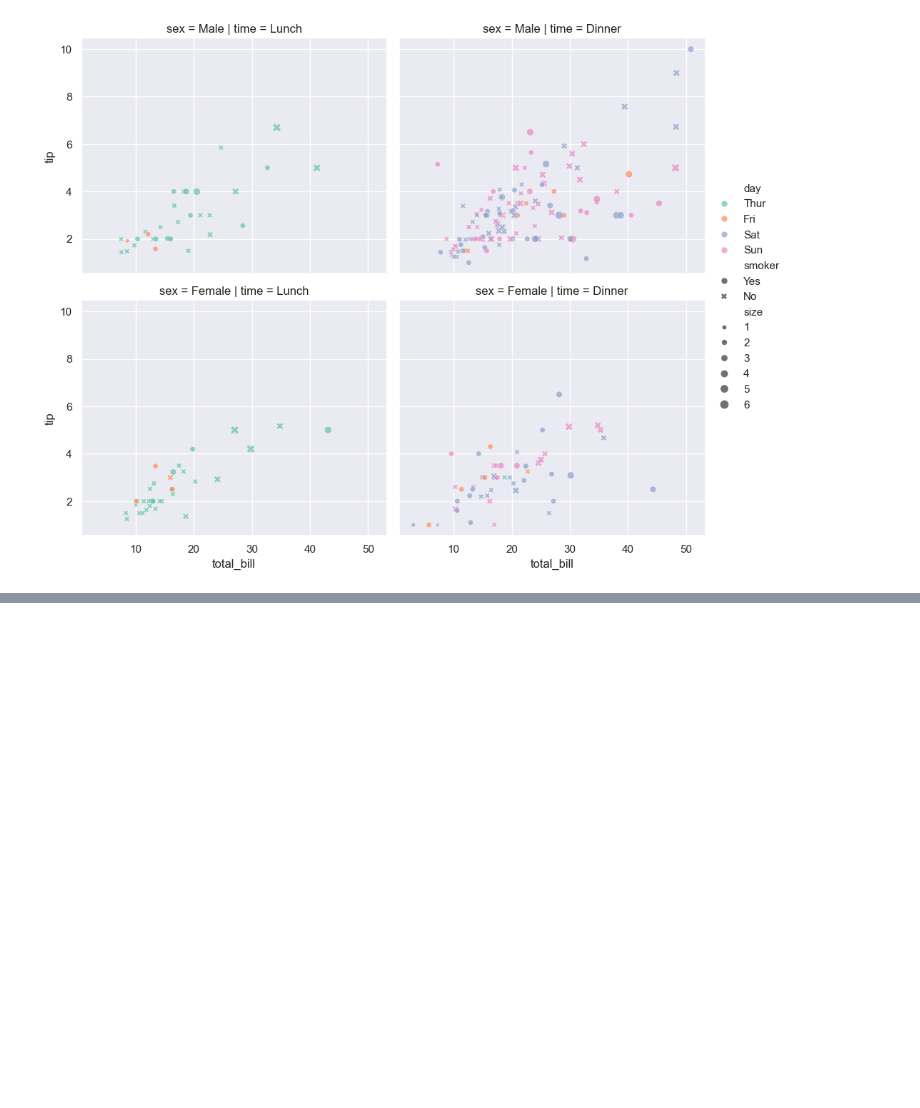
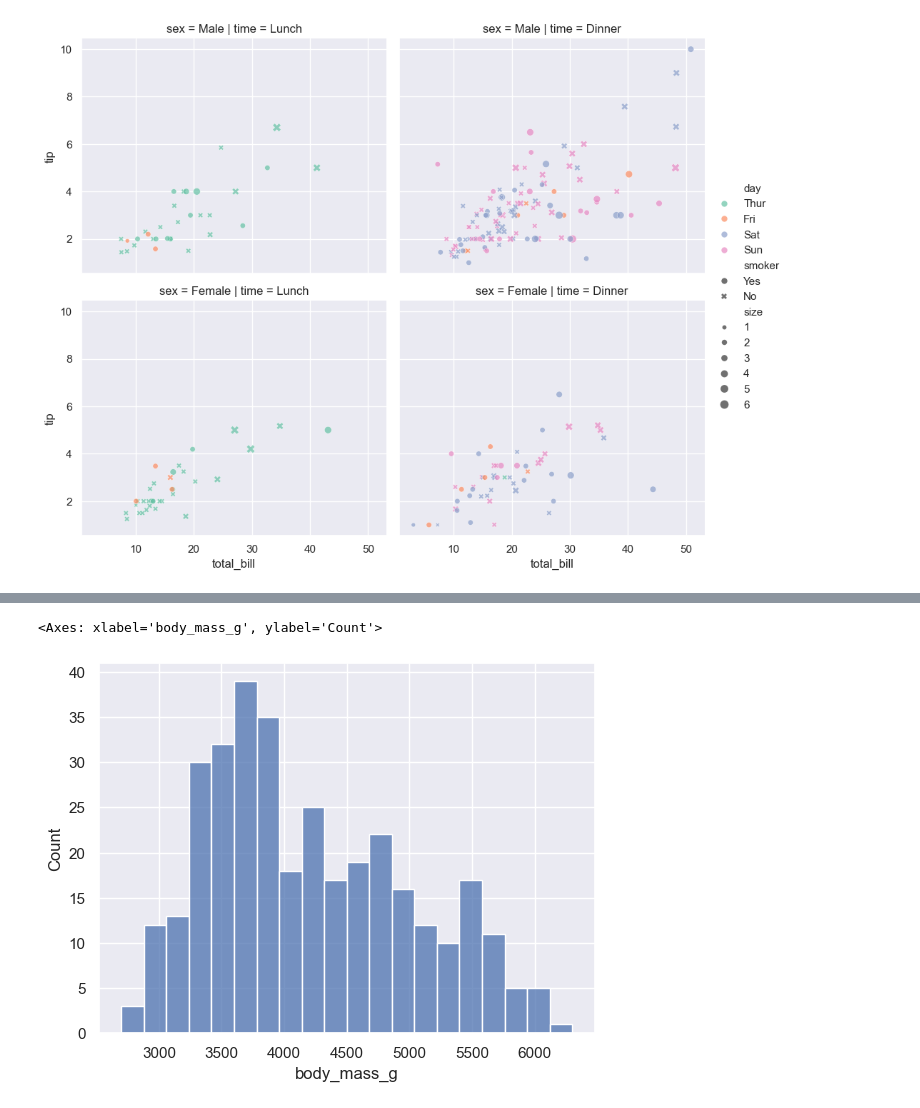
Before and after one commit to mohdwalirahmani/Data-Analytics, a Jupyter notebook: 05_Data Visualization/06_seaborn.ipynb, the cells around one changed output, grey strips where cells are left out. Cells and saved outputs as stored; diff of their text form; code cells hidden in the pictures; blank space fills up the shorter version.

```diff
--- a/05_Data Visualization/06_seaborn.ipynb
+++ b/05_Data Visualization/06_seaborn.ipynb
@@ -85,0 +118,3 @@ sns.relplot(
+# %%
+penguins = sns.load_dataset("penguins")
+penguins.head()
@@ -85,0 +128,10 @@ sns.relplot(
+# %%
+# histogram
+sns.histplot(
+    data = penguins,
+    x = "body_mass_g",
+    bins = 20
+)
+# %% [output]
+<Axes: xlabel='body_mass_g', ylabel='Count'>
+[figure, added]
```
Also changed, not shown: parts of 4 cells of this notebook.
